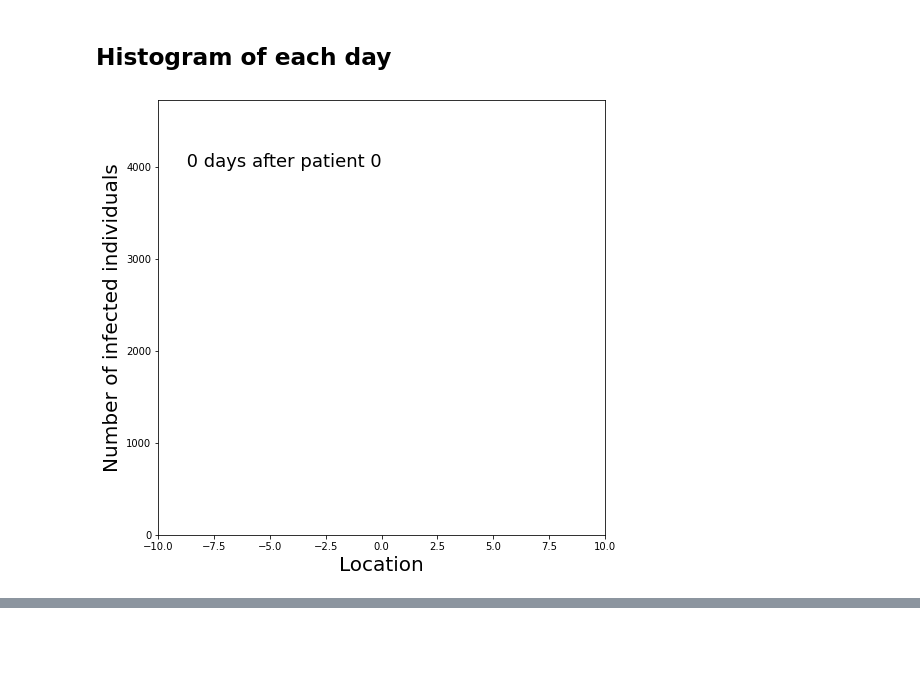
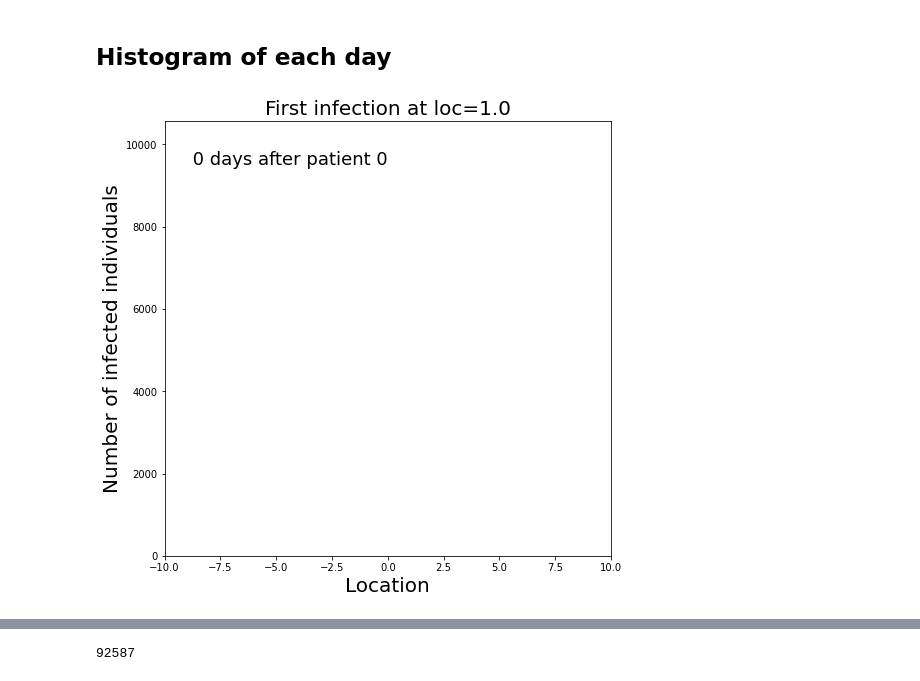
Before and after one commit to arjunsavel/covid-hacks-2020, a Jupyter notebook: Simulation_notebook.ipynb, the cells around one changed output, grey strips where cells are left out. Cells and saved outputs as stored; diff of their text form; code cells hidden in the pictures; blank space fills up the shorter version.

```diff
--- a/Simulation_notebook.ipynb
+++ b/Simulation_notebook.ipynb
@@ -88,5 +87,5 @@ def simulate(N, trans_rate, t_steps, N_initial):
     return df
 # %%
 %%time
-df = simulate(100000, .1, 30, 1)
+df = simulate(10000, .1, 30, 1)
 # %% [output]
@@ -219,7 +218,7 @@ def infect1D(df, trans_rate, day_name, thresh, power): # need to speed up
                         holding this day's infected results.
     """
     for i in range(len(df)):
-        if df['infected'][i] == 0.0: # if infected, infect others
+        if df[f'infected day {day_name - 1}'][i] == 0.0: # if infected, infect others
 
             # find distance multiplier between this ind and all others
             r2 = df['locs'][i]
@@ -280,4 +316,7 @@ def simulate1D(N, trans_rate, t_steps, N_initial, thresh, power, distrib, **kwar
     return df
 # %%
 %%time
-df1D = simulate1D(100000, .1, 30, 1, 2, 3, np.random.uniform, low=-10, high=10)
+# df1D = simulate1D(100000, .1, 30, 1, 2, 3, np.random.uniform, low=-10, high=10)
+df1D = simulate1D(10000, .1, 30, 1, 2, 3, np.random.uniform, np.random.normal,
+                  kwargs_for_pop={'low':-10, 'high':10},
+                  kwargs_for_infec={'loc': 1, 'scale': 2})
@@ -317,7 +339,7 @@ Text(0.5, 1.0, 'Spread of disease: N = 100,000 individuals')
 # %% [markdown]
 ## Histogram of each day
 # %%
-def animate_histogram(df):
+def animate_histogram(df, title):
     """
     animates a histogram.
 
@@ -394,13 +416,14 @@ def animate_histogram(df):
     fig, ax = plt.subplots(figsize=(8,8))
     # ax.set_ylim(0, 2)
     ax.set_xlim(-10, 10)
+    ax.set_title(title, fontsize=20)
     lab = f'{infect_cols[0][-2:]} days after patient 0'
-    label = ax.text(-9, 4000, lab, fontsize=18)
+    label = ax.text(-9, 0.9 * np.max(n), lab, fontsize=18)
     ax.set_ylabel('Number of infected individuals', fontsize=20)
     ax.set_xlabel(r'Location', fontsize=20)
     barpath = path.Path(verts, codes)
     patch = patches.PathPatch(
-        barpath, facecolor='green', edgecolor='yellow', alpha=0.5)
+        barpath, facecolor='maroon', edgecolor='gray', alpha=0.5)
     ax.add_patch(patch)
 
     # ax.set_xlim(left[0], right[-1])
@@ -408,10 +431,15 @@ def animate_histogram(df):
 
     return animation.FuncAnimation(fig, animate, len(infect_cols), repeat=False, blit=True)
 # %%
-ani = animate_histogram(df1D)
+ani = animate_histogram(df1D, 'First infection at loc=1.0')
 # %% [output]
-[figure, old version]
+[figure, new version]
 # %%
 HTML(ani.to_html5_video())
 # %% [output]
 [interactive output not drawn]
+# %%
+inn = 1
+df1D.iloc[(df1D['locs']-inn).abs().argsort()[:1]].index[0]
+# %% [output]
+92587
```
Also changed, not shown: parts of 13 cells of this notebook.
